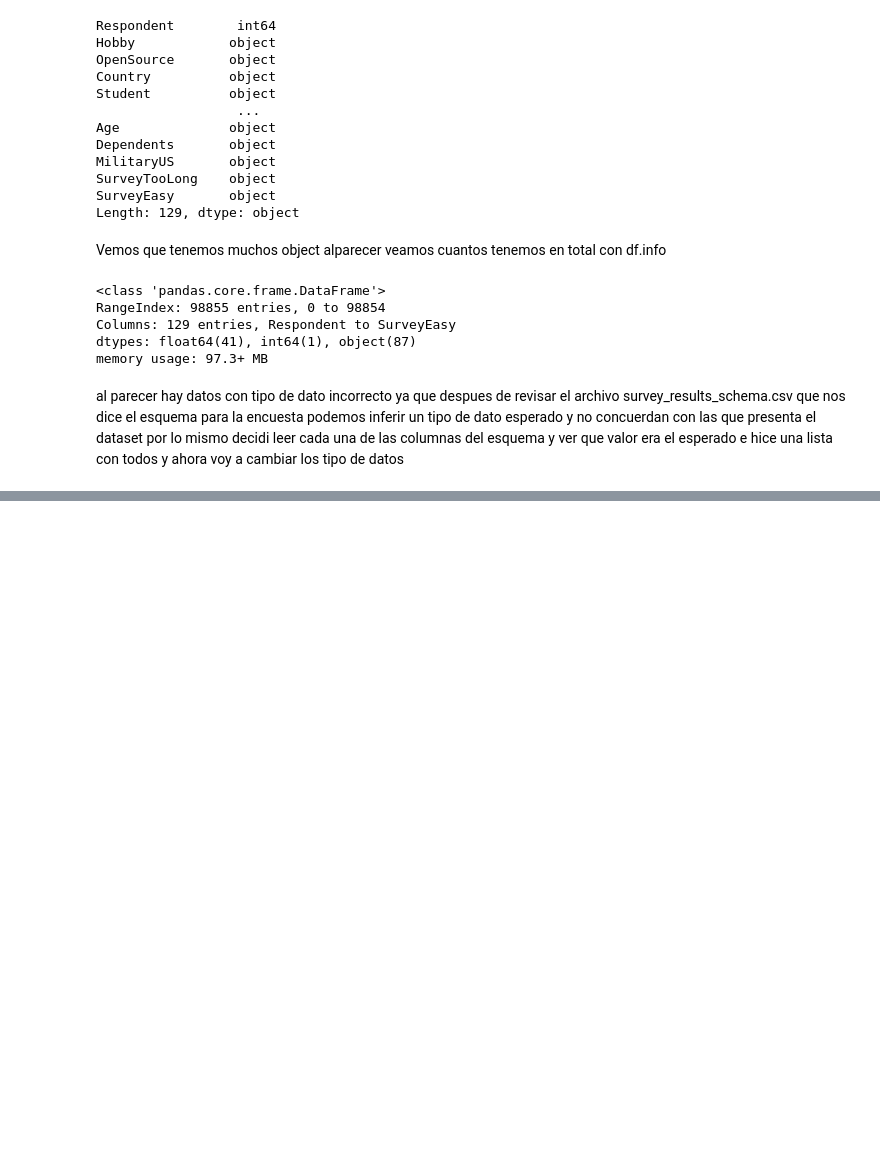
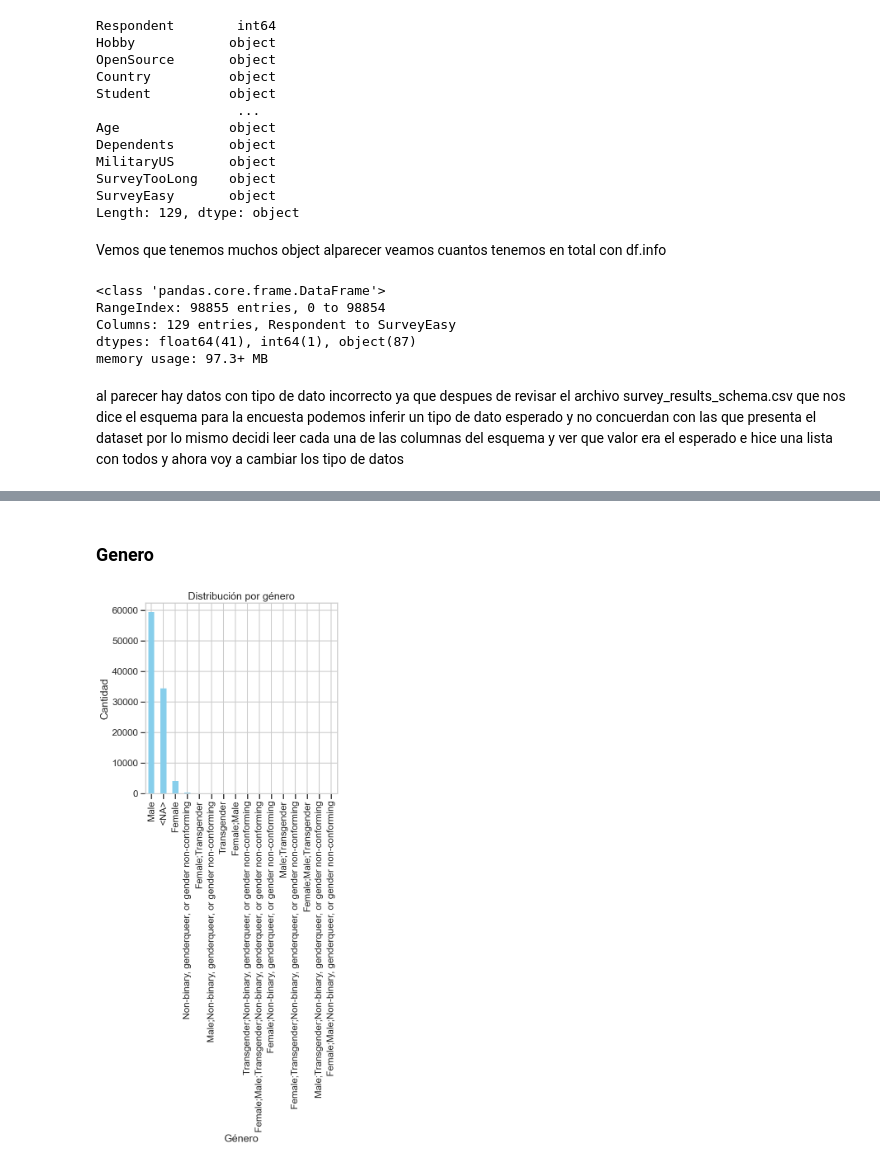
Before and after one commit to NicolasCuaran/DevSurveyInsights, a Jupyter notebook: notebooks/002_DevsurveyInsightsEDA.ipynb, the cells around one changed output, grey strips where cells are left out. Drawn from its saved outputs; the diff is of its cells as text; code cells hidden in the pictures; blank space fills up the shorter version.

```diff
--- a/notebooks/002_DevsurveyInsightsEDA.ipynb
+++ b/notebooks/002_DevsurveyInsightsEDA.ipynb
@@ -425,0 +264,21 @@ Name: count, dtype: int64
+# %%
+cols_interes = [
+    # Demografía
+    "Country", "Gender", "Age", "FormalEducation", "RaceEthnicity",
+    # Experiencia Profesional
+    "DevType", "CompanySize", "Employment", "YearsCoding", "YearsCodingProf",
+    # Tecnologías y Herramientas
+    "LanguageWorkedWith", "LanguageDesireNextYear", "DatabaseWorkedWith",
+    "DatabaseDesireNextYear", "PlatformWorkedWith", "PlatformDesireNextYear",
+    "FrameworkWorkedWith", "FrameworkDesireNextYear", "IDE", "OperatingSystem",
+    # Salarios y Compensación
+    "Salary", "ConvertedSalary", "SalaryType", "CurrencySymbol",
+    # Satisfacción Laboral
+    "JobSatisfaction", "CareerSatisfaction", "HopeFiveYears",
+    # Otros
+    "OpenSource", "StackOverflowVisit", "StackOverflowHasAccount",
+    "StackOverflowParticipate", "AIDangerous", "AIInteresting",
+    "AIResponsible", "AIFuture"
+]
+
+df = df[cols_interes]
@@ -425,0 +342,12 @@ Name: count, dtype: int64
+# %% [markdown]
+### Genero
+# %%
+plt.figure(figsize=(6, 6))
+gender_counts = df["Gender"].value_counts(dropna=False)
+gender_counts.plot(kind="bar", color="skyblue")
+plt.title("Distribución por género")
+plt.xlabel("Género")
+plt.ylabel("Cantidad")
+plt.show()
+# %% [output]
+[figure, added]
```
Also changed, not shown: parts of 73 cells of this notebook, 1 other file.
